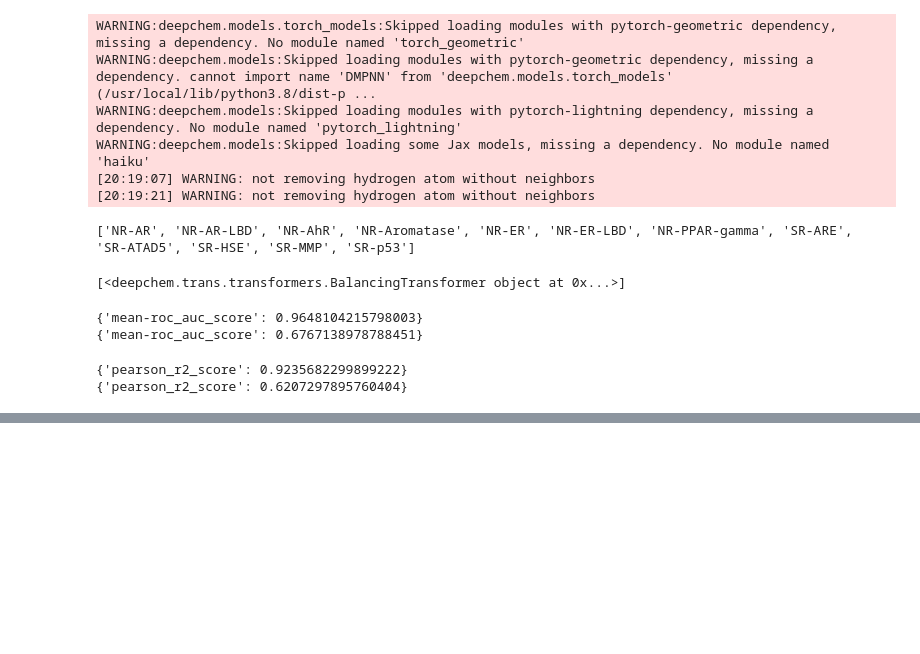
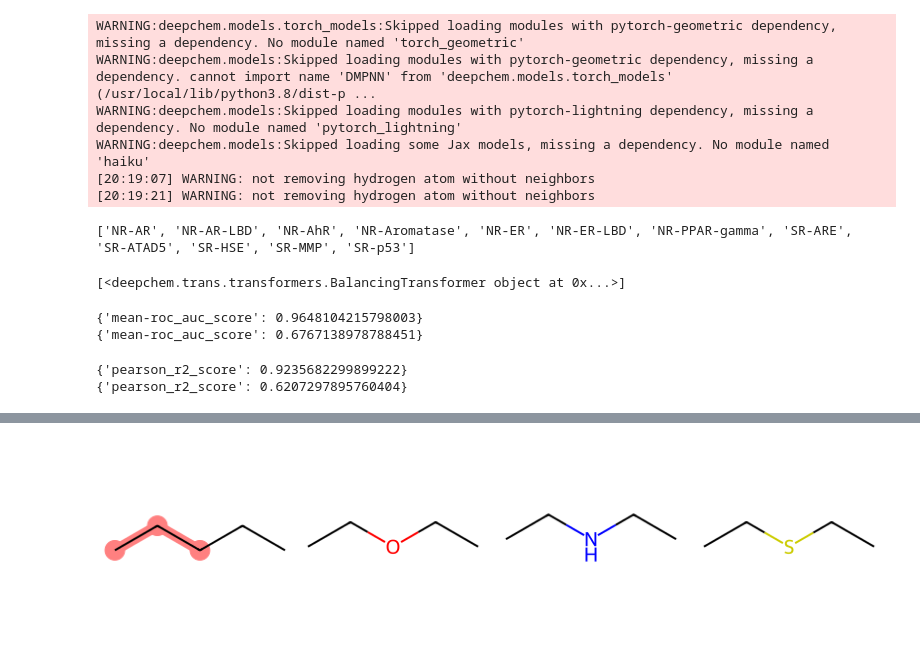
Before and after one commit to ozj1/Bioinformatics_Cheminformatics_projects, a Jupyter notebook: predicting_toxicity_and_solubility_of_molecules/toxicity_solubility_prediction.ipynb, the cells around one changed output, grey strips where cells are left out. Cells and saved outputs as stored; diff of their text form; code cells hidden in the pictures; blank space fills up the shorter version.

```diff
--- a/predicting_toxicity_and_solubility_of_molecules/toxicity_solubility_prediction.ipynb
+++ b/predicting_toxicity_and_solubility_of_molecules/toxicity_solubility_prediction.ipynb
@@ -68,0 +132,8 @@ print(model.evaluate(test_dataset, [metric], transformers))
+# %%
+#we want to query SMILES string that has three adjacent carbons.
+query = Chem.MolFromSmarts("CCC")
+match_list = [mol.GetSubstructMatch(query) for mol in mol_list]
+MolsToGridImage(mols=mol_list, molsPerRow=4, highlightAtomLists=match_list)
+#the highlighted part represents the compound with three adjacent carbons.
+# %% [output]
+[figure, added]
```
Also changed, not shown: parts of 6 cells of this notebook.
